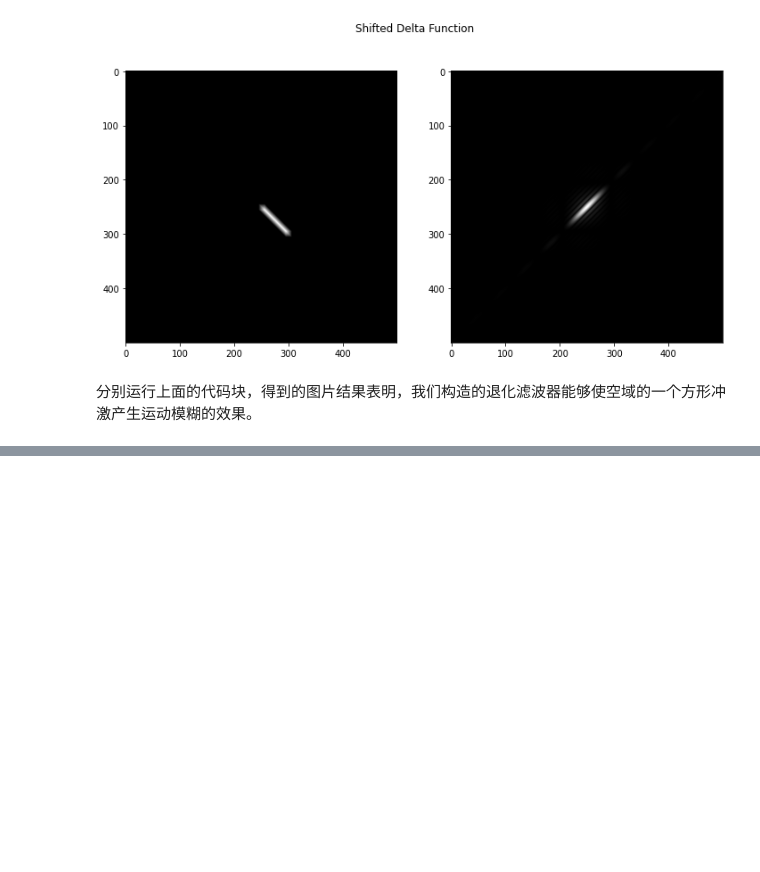
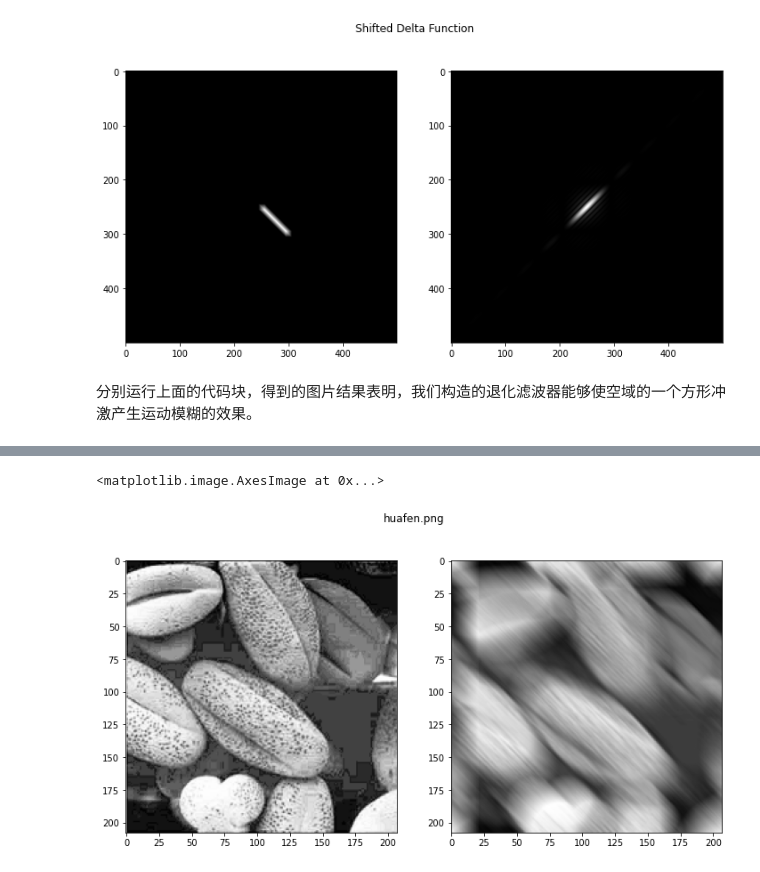
Before and after one commit to KSkun/DIP-Experiments, a Jupyter notebook: motion_degrade/degrade.ipynb, the cells around one changed output, grey strips where cells are left out. Cells and saved outputs as stored; diff of their text form; code cells hidden in the pictures; blank space fills up the shorter version.

```diff
--- a/motion_degrade/degrade.ipynb
+++ b/motion_degrade/degrade.ipynb
@@ -94,0 +153,22 @@ ax2.imshow(np.abs(space_delta_filt_fft), cmap='gray')
+# %%
+img = plt.imread('huafen.png')
+img_fft = np.fft.fftshift(np.fft.fft2(img))
+
+n = len(img)
+m = len(img[0])
+
+filt = get_degrade_filter(n, m)
+for i in range(n):
+    for j in range(m):
+        img_fft[i][j] *= filt[i][j]
+
+img_filt = np.abs(np.fft.ifft2(np.fft.ifftshift(img_fft)))
+plt.imsave('huafen_filt.png', img_filt, cmap='gray')
+
+fig, (ax1, ax2) = plt.subplots(1, 2, figsize=(12, 6))
+fig.suptitle('huafen.png')
+ax1.imshow(img, cmap='gray')
+ax2.imshow(img_filt, cmap='gray')
+# %% [output]
+<matplotlib.image.AxesImage at 0x...>
+[figure, added]
```
Also changed, not shown: parts of 4 cells of this notebook, 6 other files.
